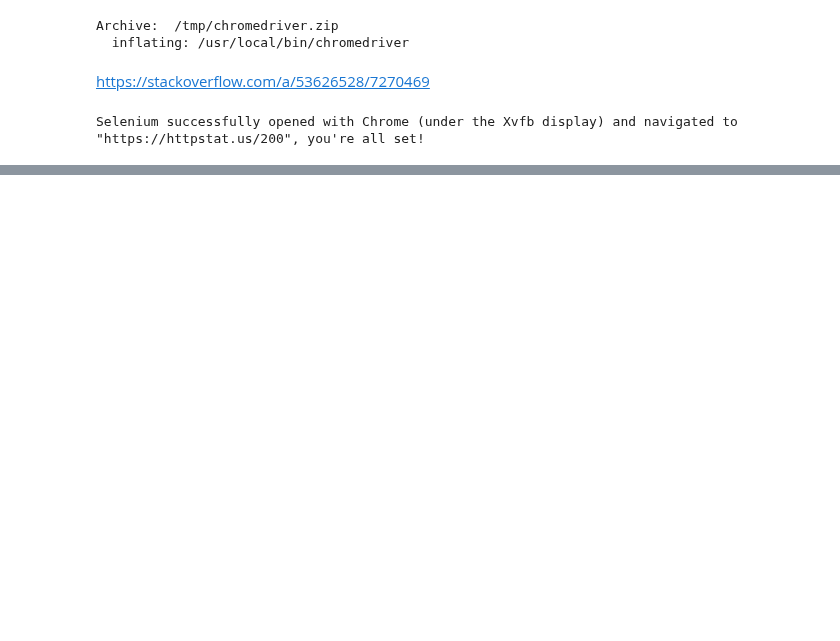
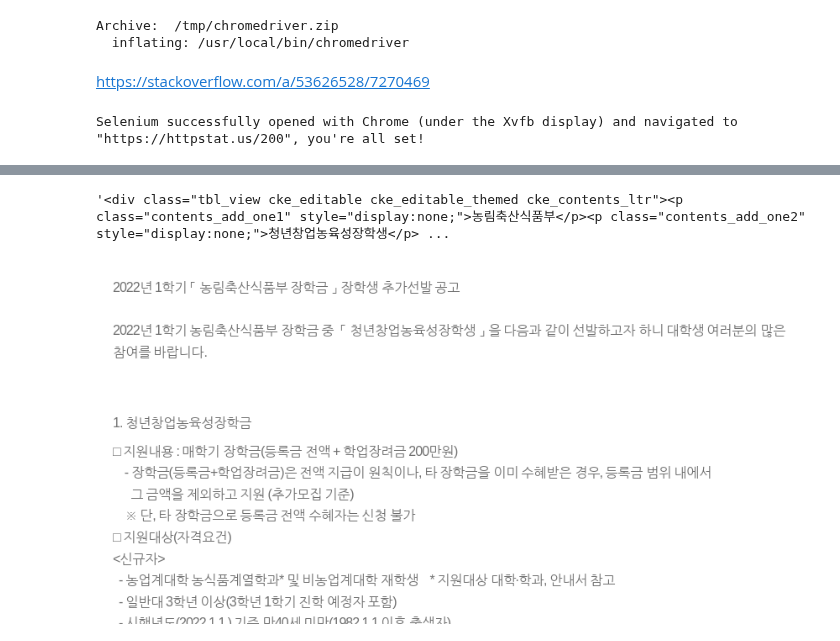
Before and after one commit to KangnamUnivShuttle/tensor_study, a Jupyter notebook: notebook/NLP/School data crawler.ipynb, the cells around one changed output, grey strips where cells are left out. Saved outputs shown, nothing was run; the diff lists cells and outputs as text; code cells hidden in the pictures; blank space fills up the shorter version.

```diff
--- a/notebook/NLP/School data crawler.ipynb
+++ b/notebook/NLP/School data crawler.ipynb
@@ -89,0 +138,3 @@ display.Image(b64decode(noticeTable.screenshot_as_base64))
+# %%
+content = driver.find_element_by_css_selector('#sub_content_wrap > div > div > div.col-xs-12.col-md-9 > div > div.cont > div > div > div.ul_respon.tbl_wtite.tbl_write02 > div.tbody > ul:nth-child(2) > li > div')
+content.text.split('\n')
@@ -89,0 +159,8 @@ display.Image(b64decode(noticeTable.screenshot_as_base64))
+# %%
+content.get_attribute('innerHTML')
+# %% [output]
+'<div class="tbl_view cke_editable cke_editable_themed cke_contents_ltr"><p class="contents_add_one1" style="display:none;">농림축산식품부</p><p class="contents_add_one2" style="display:none;">청년창업농육성장학생</p> ...
+# %%
+display.Image(b64decode(content.screenshot_as_base64))
+# %% [output]
+[figure, added]
```
Also changed, not shown: parts of 13 cells of this notebook.
